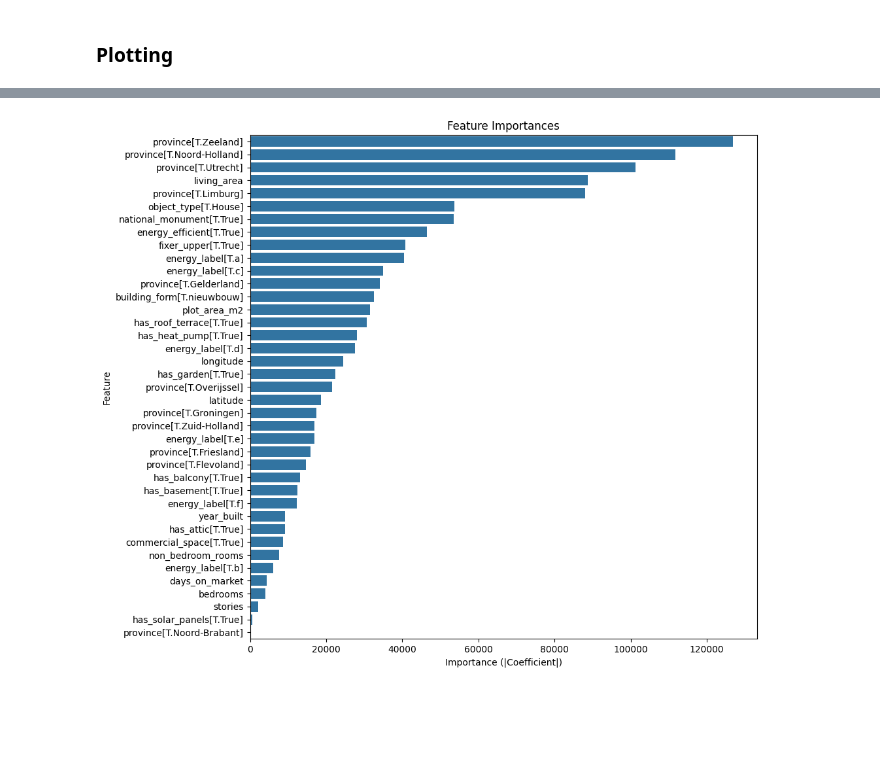
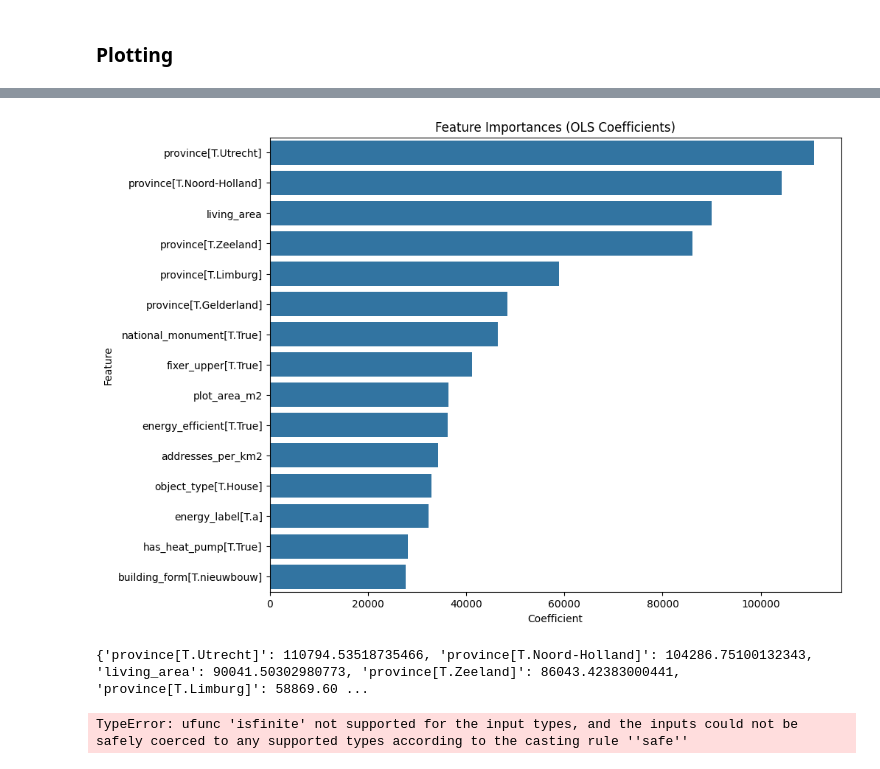
Before and after one commit to mghmm/property-ml, a Jupyter notebook: linear-regression.ipynb, the cells around one changed output, grey strips where cells are left out. Drawn from its saved outputs; the diff is of its cells as text; code cells hidden in the pictures; blank space fills up the shorter version.

```diff
--- a/linear-regression.ipynb
+++ b/linear-regression.ipynb
@@ -35,6 +35,8 @@ df = df[['price', 'bedrooms', 'building_form',
          'province',
          'publication_date',
          'rooms', 'year_built',
+         #'urbanization_level',
+         'addresses_per_km2',
          'has_basement', 'has_attic', 'stories']]
 # %% [markdown]
 # Preprocessing and analyzing the data prior to modeling
@@ -76,6 +78,9 @@ df['plot_area_m2'] = df['plot_area_m2'].astype(int)
 df['days_on_market'] = df['days_on_market'].astype(int)
 df['bedrooms'] = df['bedrooms'].astype(int)
 df['stories'] = df['stories'].astype(int)
+df['addresses_per_km2'] = df['addresses_per_km2'].astype(int)
+#df['urbanization_level'] = df['urbanization_level'].astype(int)
+
 
 # FLOAT
 df['latitude'] = df['latitude'].astype(float)
@@ -133,6 +138,18 @@ from sklearn.preprocessing import StandardScaler
 scaler = StandardScaler()
 numeric_cols = df.select_dtypes(include=[np.number]).columns.drop('price')  # Price is excluded from scaling
 df[numeric_cols] = scaler.fit_transform(df[numeric_cols])
+# %%
+from sklearn.preprocessing import StandardScaler
+
+scaler = StandardScaler()
+numeric_cols = df.select_dtypes(include=[np.number]).columns.drop('price')  # Price is excluded from scaling
+df[numeric_cols] = scaler.fit_transform(df[numeric_cols])
+# %%
+from sklearn.preprocessing import StandardScaler
+
+scaler = StandardScaler()
+numeric_cols = df.select_dtypes(include=[np.number]).columns.drop('price')  # Price is excluded from scaling
+df[numeric_cols] = scaler.fit_transform(df[numeric_cols])
 # %% [markdown]
 ## Check for Multicolinearity
 Multicollinearity occurs when two or more predictor variables in a regression model are highly correlated, making it difficult to isolate the individual effect of each variable. This can inflate the variance of coefficient estimates, reduce model interpretability, and lead to unreliable statistical inferences.
@@ -290,24 +305,41 @@ plt.show()
 # %%
 import matplotlib.pyplot as plt
 import seaborn as sns
 
 # Get feature importances from the statsmodels OLS model, excluding Intercept
 importance = np.abs(model.params)
 feature_names = model.params.index
 
 # Exclude Intercept
 mask = feature_names != "Intercept"
 feature_importance_df = pd.DataFrame({
     'feature': feature_names[mask],
     'importance': importance[mask]
 }).sort_values(by='importance', ascending=False)#.head(25)
 
 # Plot top 10 feature importances (without Intercept)
-plt.figure(figsize=(10, 10))
-sns.barplot(x='importance', y='feature', data=feature_importance_df)
-plt.title('Feature Importances')
-plt.xlabel('Importance (|Coefficient|)')
+plt.figure(figsize=(10, 8))
+sns.barplot(
+    x='importance',
+    y='feature',
+    data=feature_importance_df.head(15)
+)
+plt.title('Feature Importances (OLS Coefficients)')
+plt.xlabel('Coefficient')
 plt.ylabel('Feature')
+plt.savefig('./plots/lr_features_15.png')
 plt.show()
+
+# Print top 10 coefficients
+# Print all feature importances in a dictionary
+feature_importance_dict = dict(zip(feature_importance_df['feature'], feature_importance_df['importance']))
+print({k: v for k, v in feature_importance_dict.items()})
 # %% [output]
-[figure, old version]
+[figure, new version]
+{'province[T.Utrecht]': 110794.53518735466, 'province[T.Noord-Holland]': 104286.75100132343, 'living_area': 90041.50302980773, 'province[T.Zeeland]': 86043.42383000441, 'province[T.Limburg]': 58869.60 ...
+# %%
+import shap
+explainer = shap.LinearExplainer(model, X_train)
+shap_values = explainer.shap_values(X_test)
+# %% [output]
+TypeError: ufunc 'isfinite' not supported for the input types, and the inputs could not be safely coerced to any supported types according to the casting rule ''safe''
```
Also changed, not shown: parts of 6 cells of this notebook, 14 other files.
